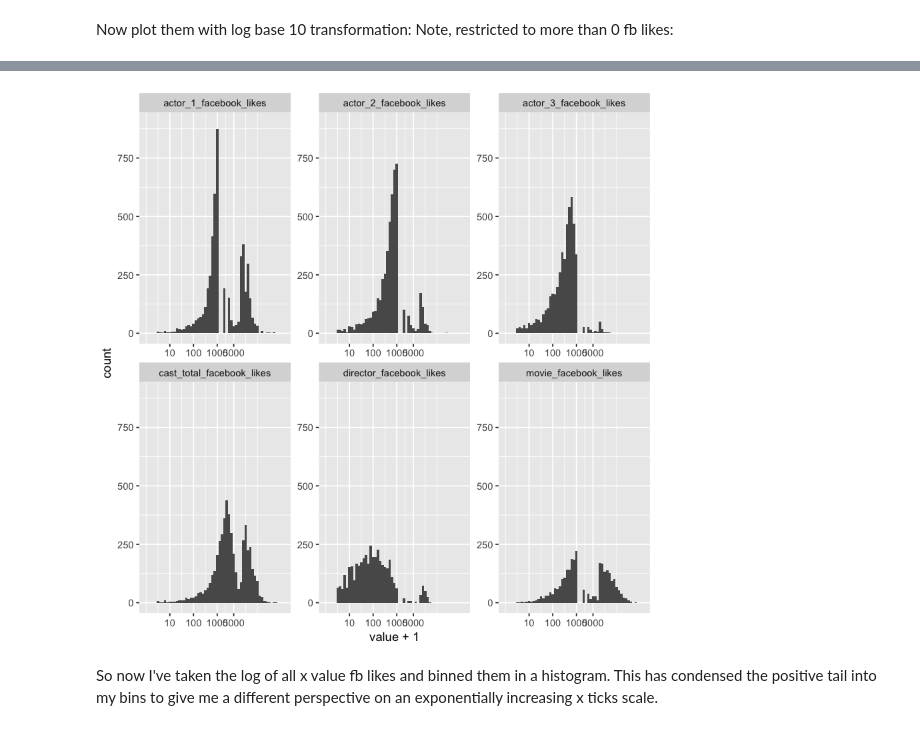
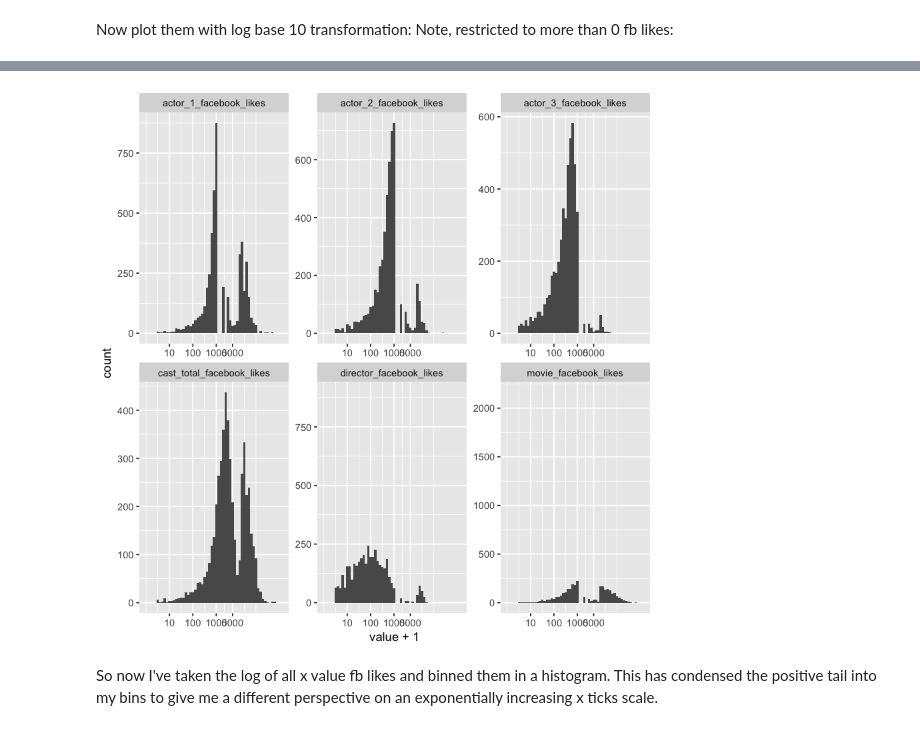
Before and after one commit to hichana/udacity, a Jupyter notebook: P4/PROJECT/movies_eda.ipynb, the cells around one changed output, grey strips where cells are left out. Cells and saved outputs as stored; diff of their text form; code cells hidden in the pictures.

```diff
--- a/P4/PROJECT/movies_eda.ipynb
+++ b/P4/PROJECT/movies_eda.ipynb
@@ -301,13 +302,12 @@ cast_total_facebook_likes   director_facebook_likes      movie_facebook_likes
 # %%
 movies_fb %>%
     gather() %>%
     ggplot(aes(x = value + 1)) +
         geom_histogram(binwidth = .1, na.rm = TRUE) +
         scale_x_log10(breaks = c(10, 100, 1000, 5000), limits = c(1,650000)) +
-        ylim(0, 900) +
         facet_wrap(~ key, scales = "free")
 # %% [output]
-[figure, old version]
+[figure, new version]
 # %% [markdown]
 So now I've taken the log of all x value fb likes and binned them in a histogram. This has condensed the positive tail into my bins to give me a different perspective on an exponentially increasing x ticks scale.
 # %% [markdown]
```
Also changed, not shown: parts of 13 cells of this notebook, 3 other files.
